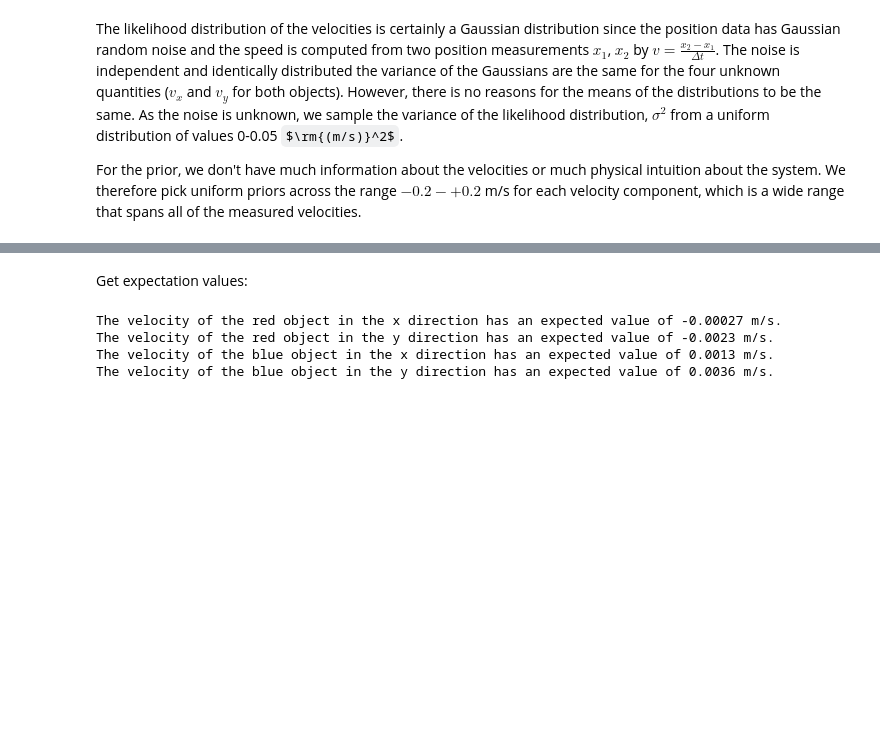
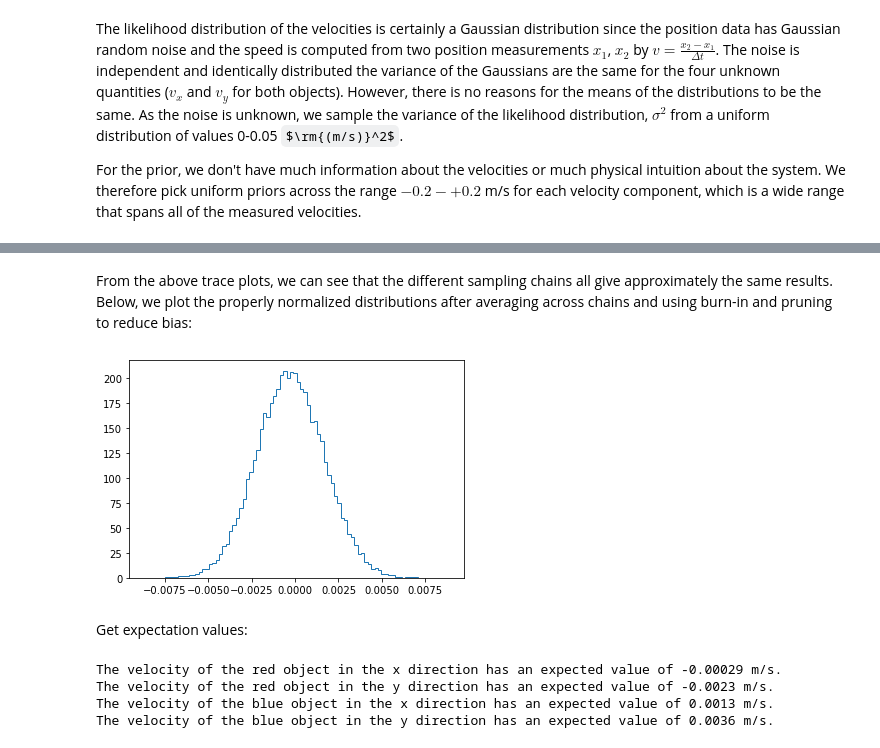
Before and after one commit to christianhbye/python_ay_250_hw, a Jupyter notebook: hw8/hw8.ipynb, the cells around one changed output, grey strips where cells are left out. Cells and saved outputs as stored; diff of their text form; code cells hidden in the pictures; some formulas as TeX source; blank space fills up the shorter version.

Commit message:
burn in + thin

```diff
--- a/hw8/hw8.ipynb
+++ b/hw8/hw8.ipynb
@@ -60,39 +60,3 @@ plt.show()
 The likelihood distribution of the velocities is certainly a Gaussian distribution since the position data has Gaussian random noise and the speed is computed from two position measurements $x_1$, $x_2$ by $v=\frac{x_2-x_1}{\Delta t}$. The noise is independent and identically distributed the variance of the Gaussians are the same for the four unknown quantities ($v_x$ and $v_y$ for both objects). However, there is no reasons for the means of the distributions to be the same. As the noise is unknown, we sample the variance of the likelihood distribution, $\sigma^2$ from a uniform distribution of values 0-0.05 $\rm{(m/s)}^2$.
 
 For the prior, we don't have much information about the velocities or much physical intuition about the system. We therefore pick uniform priors across the range $-0.2 - +0.2$ m/s for each velocity component, which is a wide range that spans all of the measured velocities.
-# %%
-# bounds on prior velocity dist (m/s)
-V_LO = -.2
-V_HI = .2
-
-
-with pm.Model() as model:
-    mu = pm.Uniform('mu', V_LO, V_HI, shape=4)  # prior, one for each velocity
-    var = pm.Uniform("var", 0, 0.05)
-
-    vrx = pm.Data('vrx', v_data[0])
-    X_vrx = pm.Normal('X_vrx', mu=mu[0], sigma=np.sqrt(var), observed=vrx)
-
-    vry = pm.Data('vry', v_data[1])
-    X_vry = pm.Normal('X_vry', mu=mu[1], sigma=np.sqrt(var), observed=vry)
-
-    vbx = pm.Data('vbx', v_data[2])
-    X_vbx = pm.Normal('X_vbx', mu=mu[2], sigma=np.sqrt(var), observed=vbx)
-
-    vby = pm.Data('vby', v_data[3])
-    X_vby = pm.Normal('X_vby', mu=mu[3], sigma=np.sqrt(var), observed=vby)
-
-
-with model:
-    step = pm.NUTS()
-    #step = pm.Metropolis()
-    trace = pm.sample(50000, step=[step], cores=4, return_inferencedata=False)
-
-# traces = []
-# for v_obs in v_data:
-#     with model:
-#         # Switch out the observed dataset
-#         pm.set_data({'data': v_obs})
-#         step = pm.NUTS()
-#         trace = pm.sample(20000, step=[step], cores=2, return_inferencedata=False)
-#         traces.append(trace)
@@ -143,0 +140,2 @@ with model:
+# %% [markdown]
+From the above trace plots, we can see that the different sampling chains all give approximately the same results. Below, we plot the properly normalized distributions after averaging across chains and using burn-in and pruning to reduce bias:
@@ -143,0 +144,8 @@ with model:
+# %%
+vel_trace = trace.get_values("mu", burn=1000, thin=5, combine=True)
+var_trace = trace.get_values("var", burn=1000, thin=5, combine=True)
+# %%
+plt.figure()
+_ = plt.hist(vel_trace[:, 0], density=True, bins=90, histtype="step")
+# %% [output]
+[figure, added]
@@ -144,7 +163,6 @@ with model:
 # %% [markdown]
 Get expectation values:
 # %%
-vel_traces = trace["mu"][1000::5]  # burn in + pruning
 E_v = vel_traces.sum(axis=0)/vel_traces.shape[0]
 
 for i, color in enumerate(["red", "blue"]):
@@ -152,8 +170,11 @@ for i, color in enumerate(["red", "blue"]):
         ev_idx = 2 * i + j
         print(f"The velocity of the {color} object in the {component} direction has an expected value "
               "of {:.2g} m/s.".format(E_v[ev_idx]))
+
+ev_var = noise_trace.sum()/len(noise_trace)
+print("The Gaussian noise has an expected variance of {:.2g} $\\(rm{m/s})^2$.".format(ev_var))
 # %% [output]
-The velocity of the red object in the x direction has an expected value of -0.00027 m/s.
+The velocity of the red object in the x direction has an expected value of -0.00029 m/s.
 The velocity of the red object in the y direction has an expected value of -0.0023 m/s.
 The velocity of the blue object in the x direction has an expected value of 0.0013 m/s.
 The velocity of the blue object in the y direction has an expected value of 0.0036 m/s.
```
Also changed, not shown: parts of 10 cells of this notebook.
